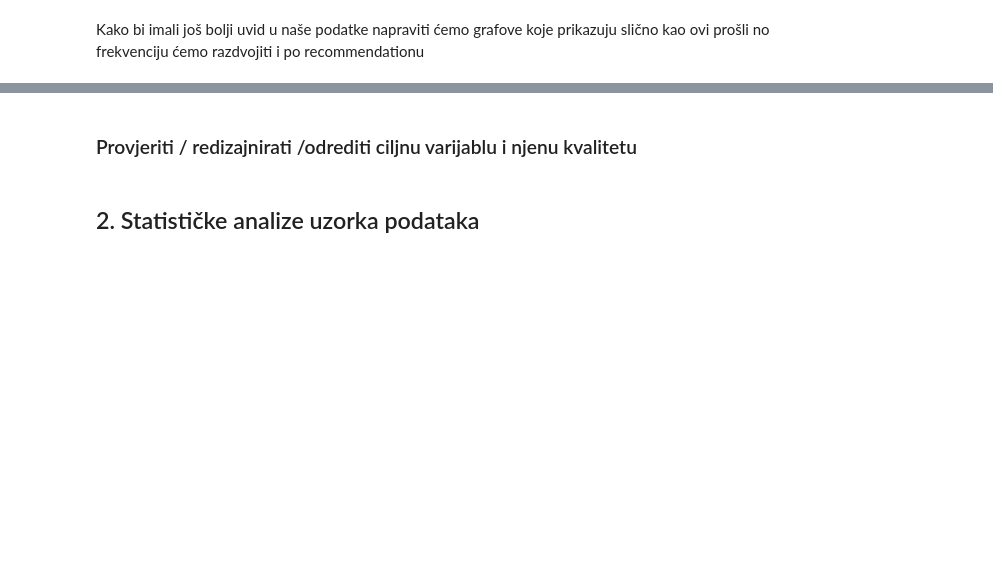
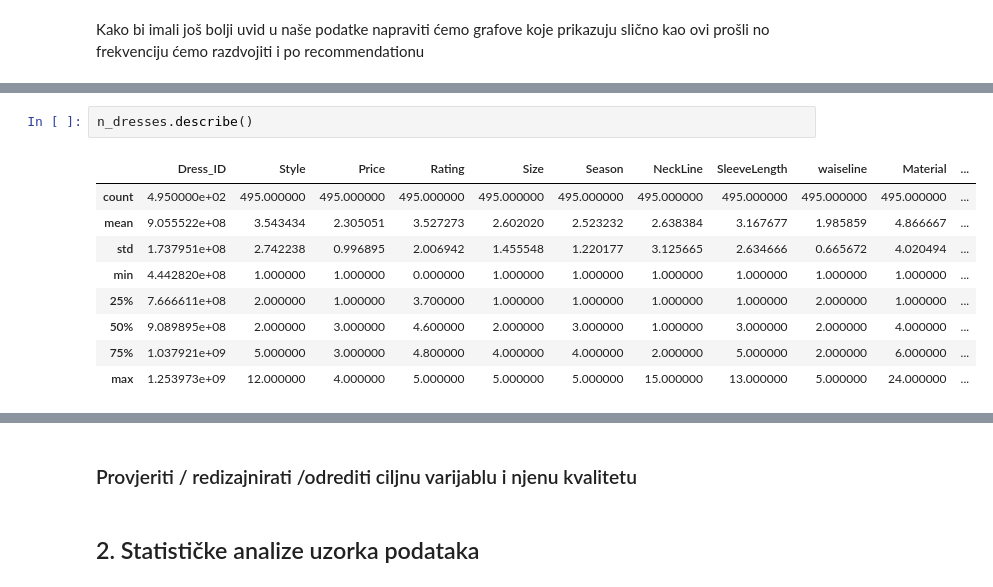
Before and after one commit to kelj0/university, a Jupyter notebook: SPO/SPO_Karlo_Kegljevic.ipynb, the cells around one changed output, grey strips where cells are left out. Drawn from its saved outputs; the diff is of its cells as text; blank space fills up the shorter version.

```diff
--- a/SPO/SPO_Karlo_Kegljevic.ipynb
+++ b/SPO/SPO_Karlo_Kegljevic.ipynb
@@ -263,0 +295,12 @@ for c in dresses.columns[1:-1]:  # preskacemo dress_ID i recommendation
+# %%
+n_dresses.describe()
+# %% [output]
+|  | Dress_ID | Style | Price | Rating | Size | Season | NeckLine | SleeveLength | waiseline | Material | ... |
+| count | 4.950000e+02 | 495.000000 | 495.000000 | 495.000000 | 495.000000 | 495.000000 | 495.000000 | 495.000000 | 495.000000 | 495.000000 | ... |
+| mean | 9.055522e+08 | 3.543434 | 2.305051 | 3.527273 | 2.602020 | 2.523232 | 2.638384 | 3.167677 | 1.985859 | 4.866667 | ... |
+| std | 1.737951e+08 | 2.742238 | 0.996895 | 2.006942 | 1.455548 | 1.220177 | 3.125665 | 2.634666 | 0.665672 | 4.020494 | ... |
+| min | 4.442820e+08 | 1.000000 | 1.000000 | 0.000000 | 1.000000 | 1.000000 | 1.000000 | 1.000000 | 1.000000 | 1.000000 | ... |
+| 25% | 7.666611e+08 | 2.000000 | 1.000000 | 3.700000 | 1.000000 | 1.000000 | 1.000000 | 1.000000 | 2.000000 | 1.000000 | ... |
+| 50% | 9.089895e+08 | 2.000000 | 3.000000 | 4.600000 | 2.000000 | 3.000000 | 1.000000 | 3.000000 | 2.000000 | 4.000000 | ... |
+| 75% | 1.037921e+09 | 5.000000 | 3.000000 | 4.800000 | 4.000000 | 4.000000 | 2.000000 | 5.000000 | 2.000000 | 6.000000 | ... |
+| max | 1.253973e+09 | 12.000000 | 4.000000 | 5.000000 | 5.000000 | 5.000000 | 15.000000 | 13.000000 | 5.000000 | 24.000000 | ... |
```
Also changed, not shown: parts of 14 cells of this notebook.
